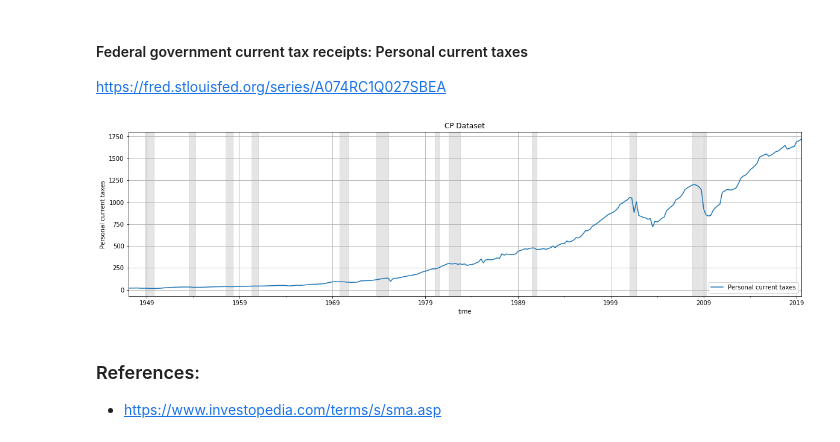
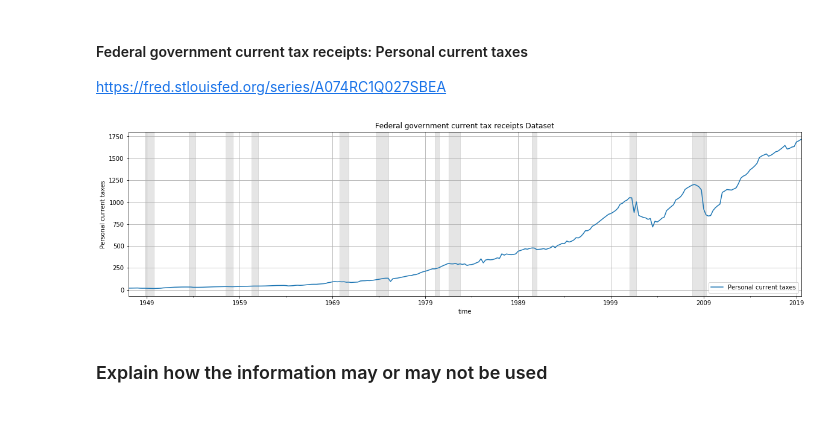
Before and after one commit to YYingH/NEU_Analytics_Homework, a Jupyter notebook: A6140_Module2/Homework_Assignment.ipynb, the cells around one changed output. Cells and saved outputs as stored; diff of their text form; code cells hidden in the pictures.

```diff
--- a/A6140_Module2/Homework_Assignment.ipynb
+++ b/A6140_Module2/Homework_Assignment.ipynb
@@ -291,0 +303,12 @@ plt.show()
+# %%
+start_date = min(gdi_data['DATE'])
+recession_data_new = recession_data.loc[(recession_data['Peak']>= start_date)]
+gdi_data.plot(x="DATE", y="GDI", label="GDI", figsize = (20,5))
+plt.grid()
+plt.xlabel("time")
+plt.ylabel("GDI")
+for _, rows in recession_data_new.iterrows():
+    plt.axvspan(rows['Peak'],rows['Trough'], color='gray',alpha=0.2)
+plt.legend(loc="best")
+plt.title("GDI Dataset")
+plt.show()
@@ -318,17 +343,16 @@ personalTaxes_data['DATE'] = pd.to_datetime(personalTaxes_data['DATE'])
 # %%
 start_date = min(personalTaxes_data['DATE'])
 recession_data_new = recession_data.loc[(recession_data['Peak']>= start_date)]
 personalTaxes_data.plot(x="DATE", y="A074RC1Q027SBEA", label="Personal current taxes", figsize = (20,5))
 plt.grid()
 plt.xlabel("time")
 plt.ylabel("Personal current taxes")
 for _, rows in recession_data_new.iterrows():
     plt.axvspan(rows['Peak'],rows['Trough'], color='gray',alpha=0.2)
 plt.legend(loc="best")
-plt.title("CP Dataset")
+plt.title("Federal government current tax receipts Dataset")
 plt.show()
 # %% [output]
-[figure, old version]
+[figure, new version]
-# %% [markdown]
-### References:
-- https://www.investopedia.com/terms/s/sma.asp
+# %% [markdown]
+### Explain how the information may or may not be used
```
Also changed, not shown: parts of 10 cells of this notebook.
